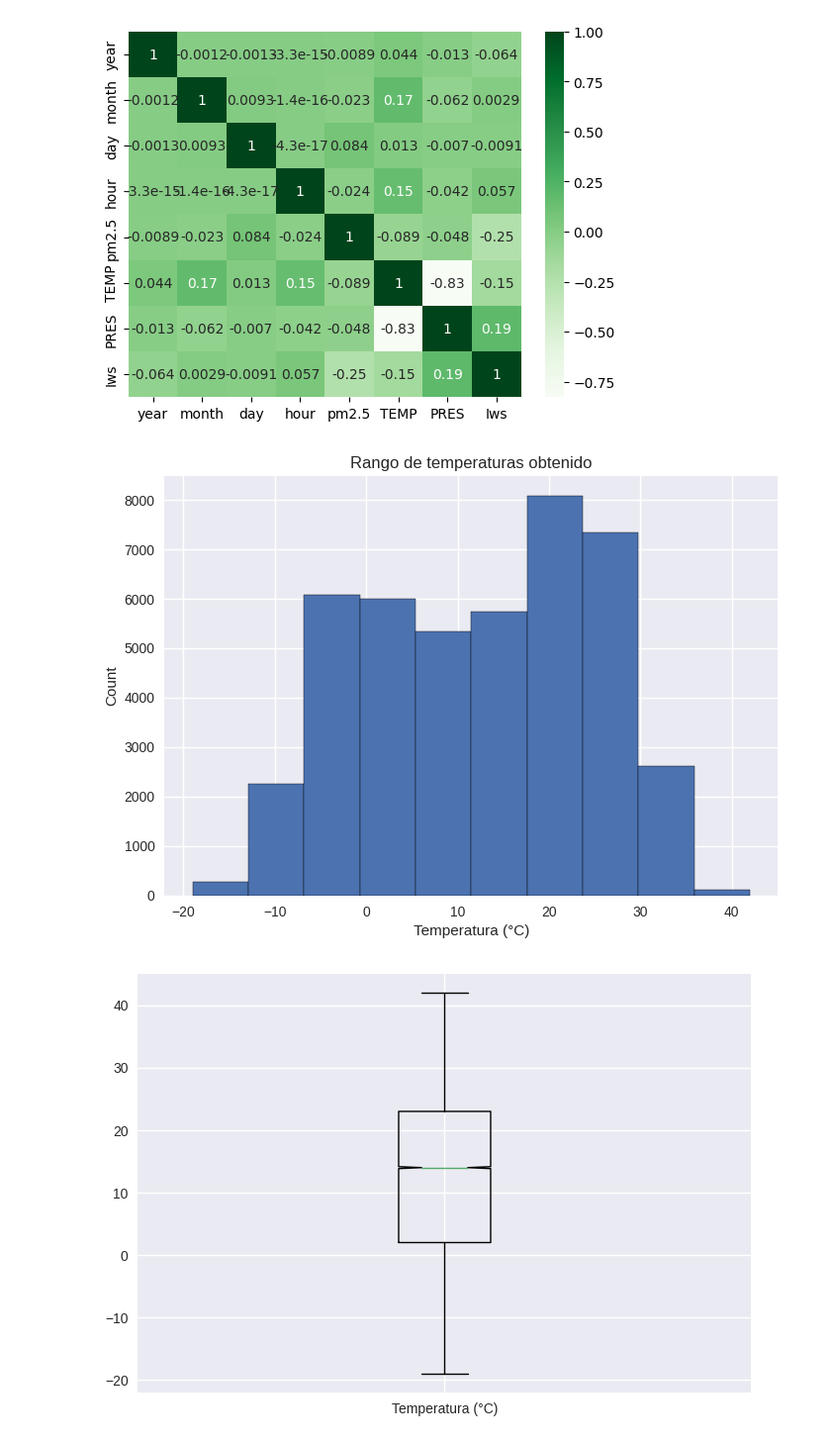
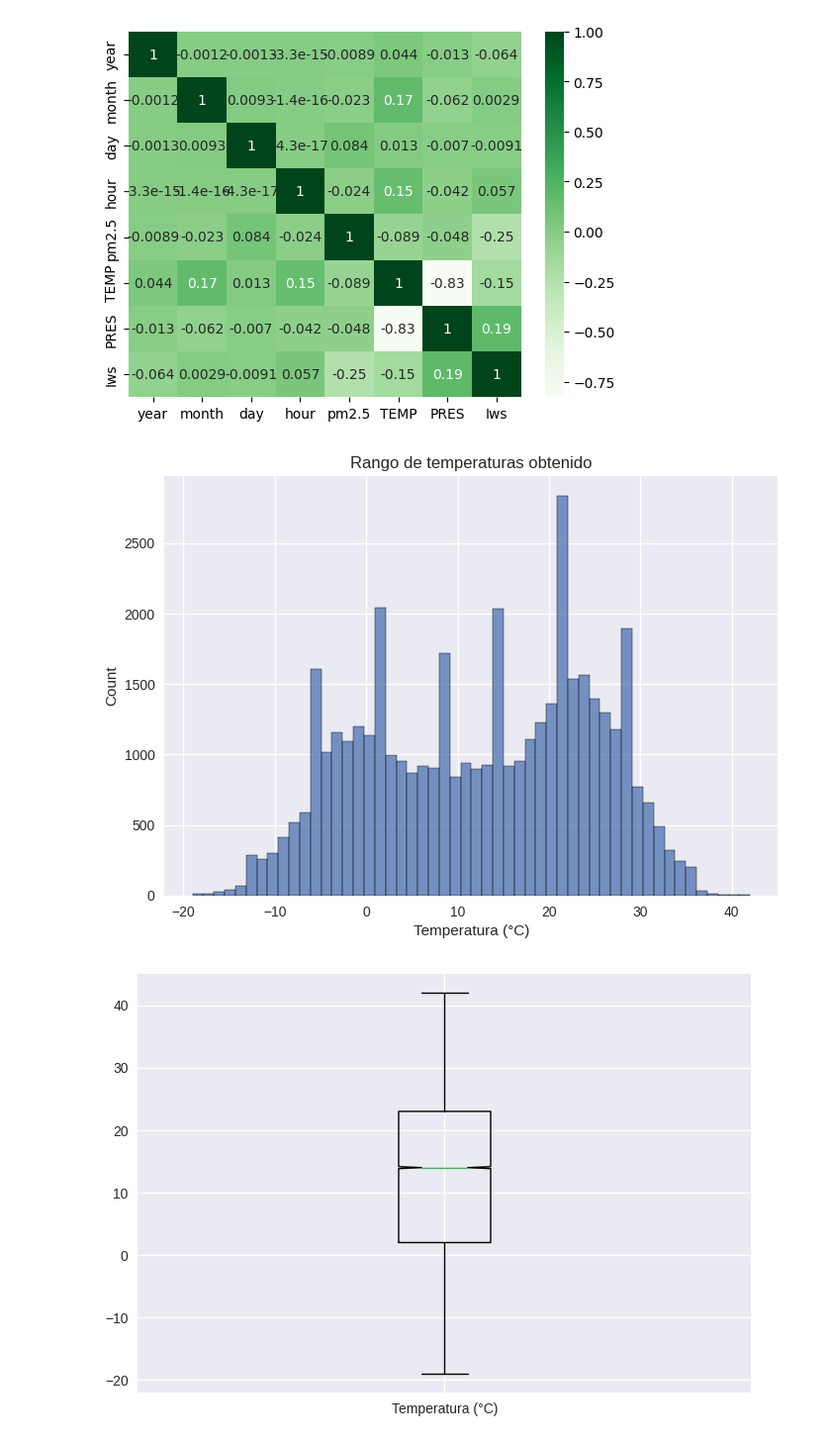
Before and after one commit to carlos-jaramillo/DataScienceProyect, a Jupyter notebook: Proyect_II.ipynb, the cells around one changed output. Shown at 99% size. Saved outputs shown, nothing was run; the diff lists cells and outputs as text; code cells hidden in the pictures.

```diff
--- a/Proyect_II.ipynb
+++ b/Proyect_II.ipynb
@@ -334,14 +334,12 @@ sns.heatmap(corr, cmap = 'Greens', annot = True);
 # %%
 #Univariate visuals for some characteristics.
 # %%
-plt.style.use("seaborn")
+sns.histplot(data=df, x="TEMP")
 plt.title("Rango de temperaturas obtenido")
 plt.xlabel("Temperatura (°C)")
 plt.ylabel("Count");
-
-df["TEMP"].hist(edgecolor="black");
 # %% [output]
-[figure, old version]
+[figure, new version]
 # %%
 fig, axes = plt.subplots(nrows = 1, ncols = 1)
 axes.boxplot(df["TEMP"], notch = True, labels=["Temperatura (°C)"]);
```
Also changed, not shown: parts of 2 cells of this notebook.
